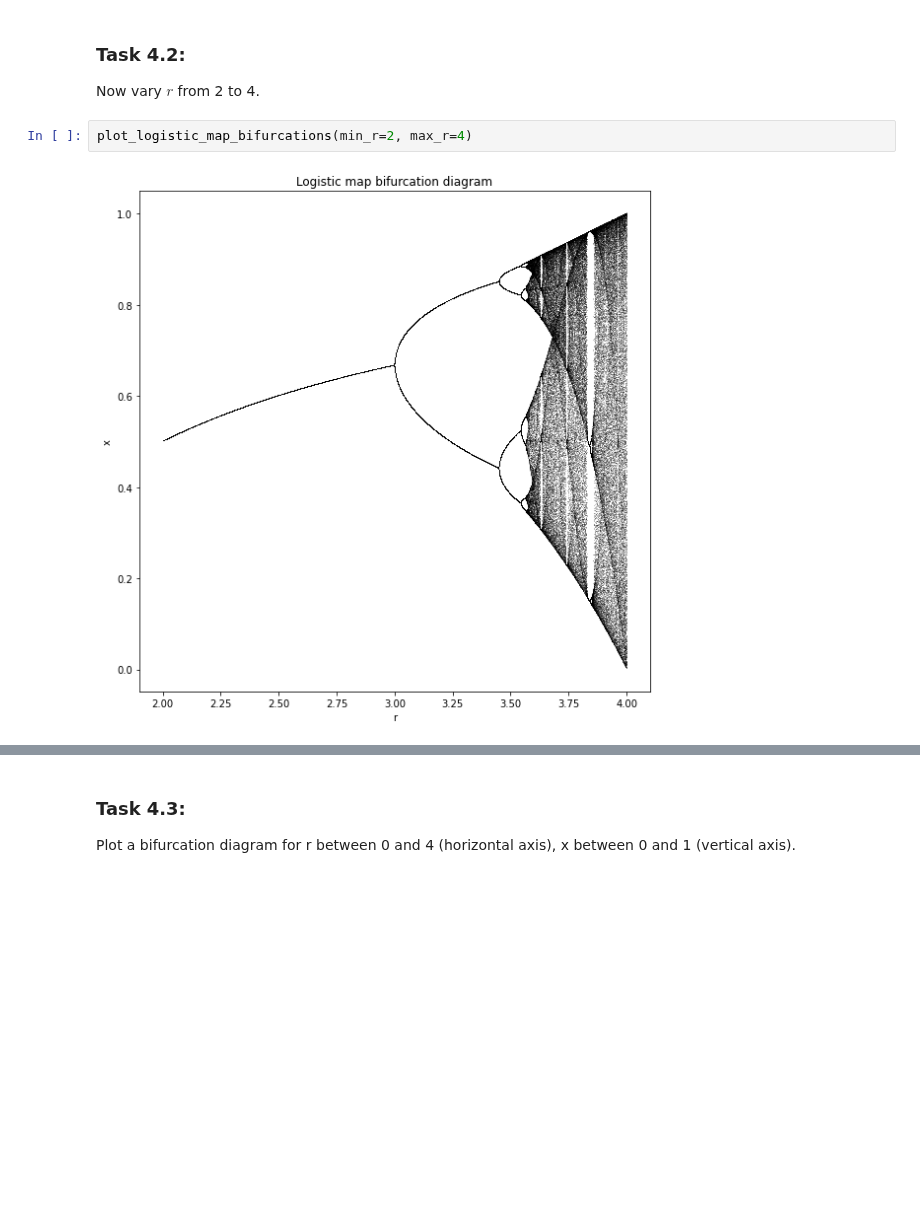
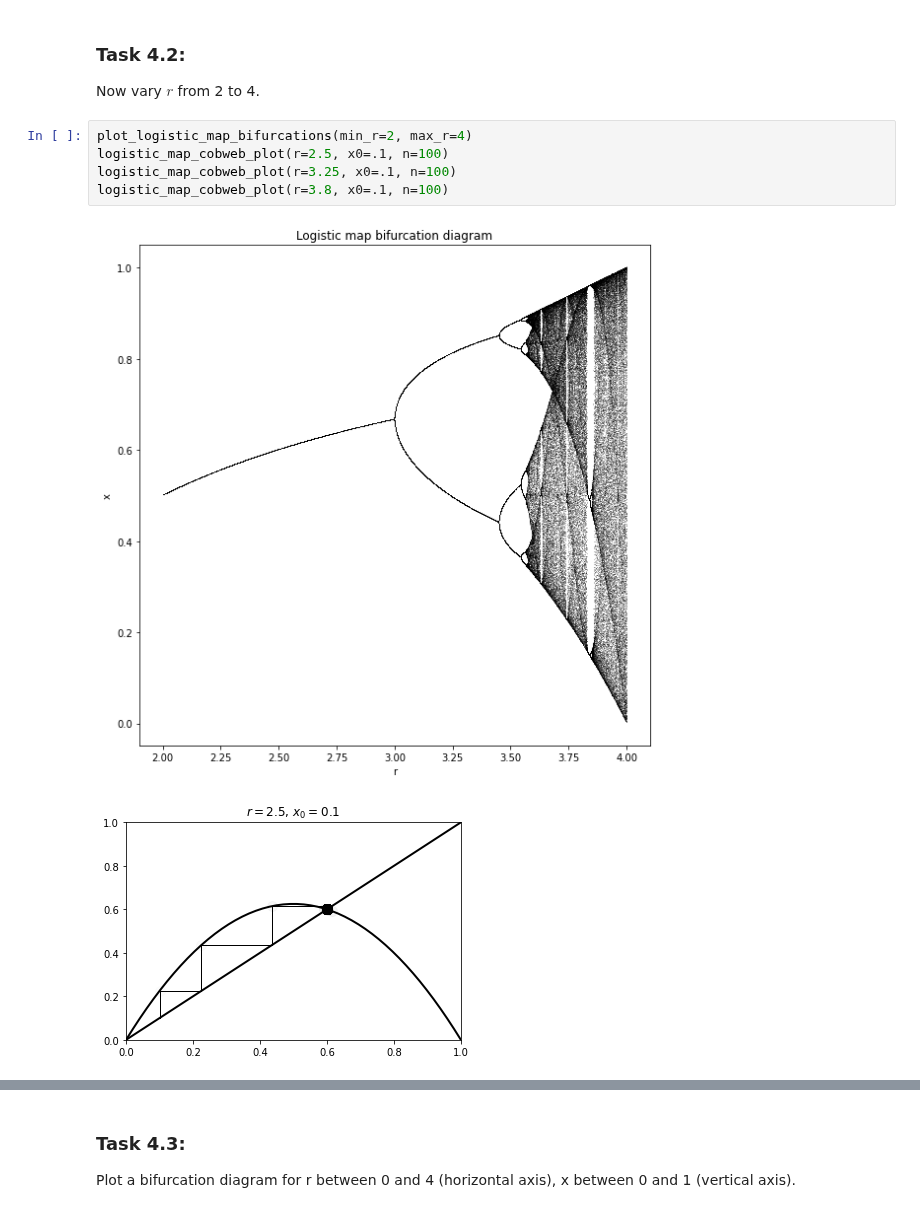
Before and after one commit to AlexPasqua/MLCMS-exercises, a Jupyter notebook: EX3/task4.ipynb, the cells around one changed output, grey strips where cells are left out. Saved outputs shown, nothing was run; the diff lists cells and outputs as text; blank space fills up the shorter version.

```diff
--- a/EX3/task4.ipynb
+++ b/EX3/task4.ipynb
@@ -17,7 +19,11 @@ plot_logistic_map_bifurcations(min_r=0, max_r=2)
 # %% [markdown]
 ### Task 4.2:
 Now vary $r$ from 2 to 4.
-# %%
-plot_logistic_map_bifurcations(min_r=2, max_r=4)
-# %% [output]
-[figure, removed]
+# %%
+plot_logistic_map_bifurcations(min_r=2, max_r=4)
+logistic_map_cobweb_plot(r=2.5, x0=.1, n=100)
+logistic_map_cobweb_plot(r=3.25, x0=.1, n=100)
+logistic_map_cobweb_plot(r=3.8, x0=.1, n=100)
+# %% [output]
+[figure, added]
+[figure, added]
```
Also changed, not shown: parts of 3 cells of this notebook, 2 other files.
